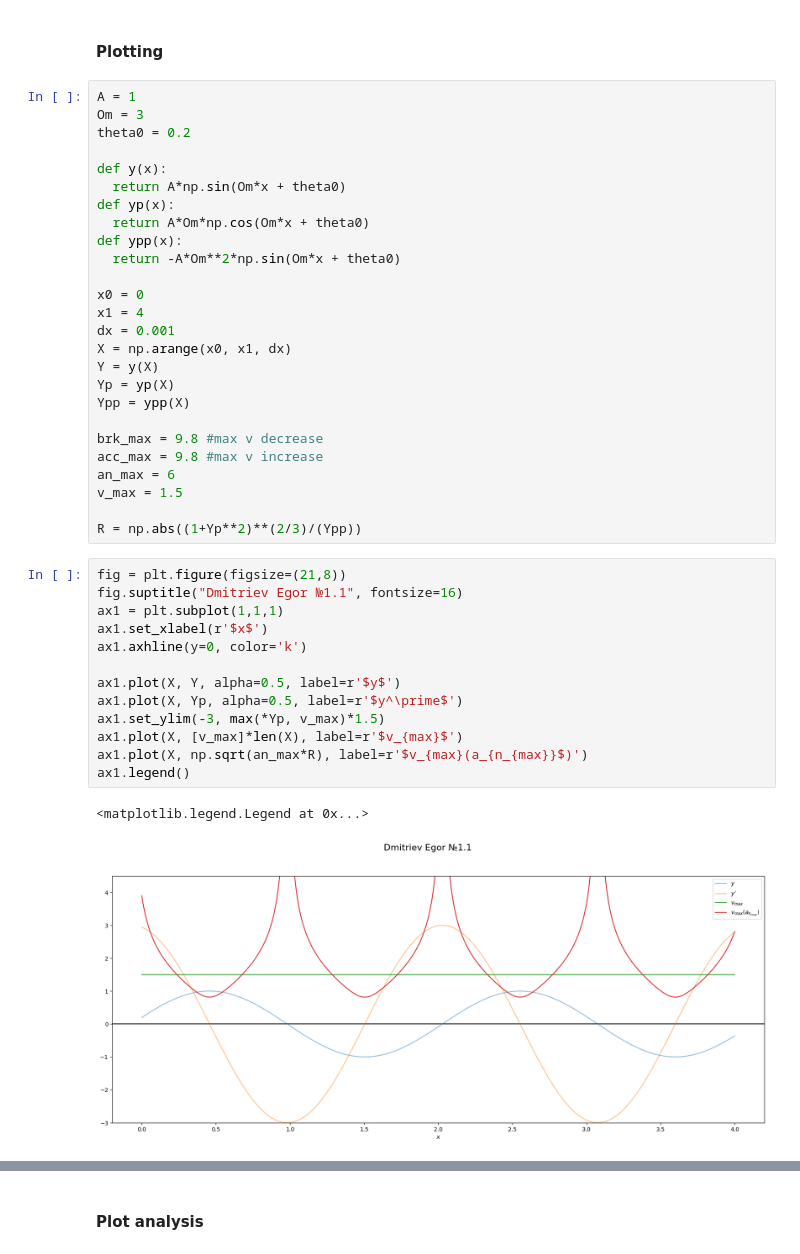
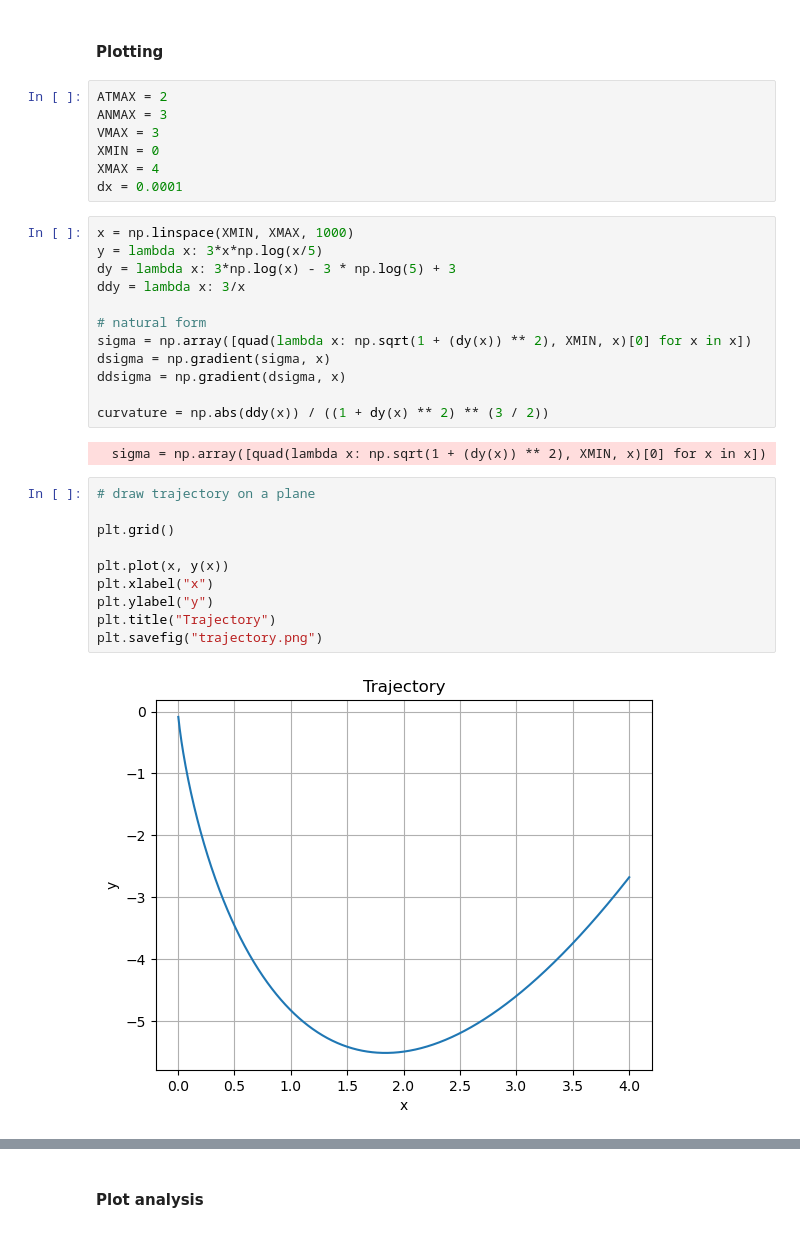
Before and after one commit to Rizo11/Spring22_Theoretical_Mechanics, a Jupyter notebook: big_hw1/main.ipynb, the cells around one changed output, grey strips where cells are left out. Saved outputs shown, nothing was run; the diff lists cells and outputs as text.

```diff
--- a/big_hw1/main.ipynb
+++ b/big_hw1/main.ipynb
@@ -83,45 +99,36 @@ Requirement already satisfied: six>=1.5 in /home/rizo/anaconda3/envs/dl/lib/pyth
 Note: you may need to restart the kernel to use updated packages.
 # %% [markdown]
 #### Plotting
-# %%
-A = 1
-Om = 3
-theta0 = 0.2
-
-def y(x):
-  return A*np.sin(Om*x + theta0)
-def yp(x):
-  return A*Om*np.cos(Om*x + theta0)
-def ypp(x):
-  return -A*Om**2*np.sin(Om*x + theta0)
-
-x0 = 0
-x1 = 4
-dx = 0.001
-X = np.arange(x0, x1, dx)
-Y = y(X)
-Yp = yp(X)
-Ypp = ypp(X)
-
-brk_max = 9.8 #max v decrease
-acc_max = 9.8 #max v increase
-an_max = 6
-v_max = 1.5
-
-R = np.abs((1+Yp**2)**(2/3)/(Ypp))
-# %%
-fig = plt.figure(figsize=(21,8))
-fig.suptitle("Dmitriev Egor №1.1", fontsize=16)
-ax1 = plt.subplot(1,1,1)
-ax1.set_xlabel(r'$x$')
-ax1.axhline(y=0, color='k')
-
-ax1.plot(X, Y, alpha=0.5, label=r'$y$')
-ax1.plot(X, Yp, alpha=0.5, label=r'$y^\prime$')
-ax1.set_ylim(-3, max(*Yp, v_max)*1.5)
-ax1.plot(X, [v_max]*len(X), label=r'$v_{max}$')
-ax1.plot(X, np.sqrt(an_max*R), label=r'$v_{max}(a_{n_{max}}$)')
-ax1.legend()
-# %% [output]
-<matplotlib.legend.Legend at 0x...>
-[figure, removed]
+# %%
+ATMAX = 2
+ANMAX = 3
+VMAX = 3
+XMIN = 0
+XMAX = 4
+dx = 0.0001
+# %%
+x = np.linspace(XMIN, XMAX, 1000)
+y = lambda x: 3*x*np.log(x/5)
+dy = lambda x: 3*np.log(x) - 3 * np.log(5) + 3
+ddy = lambda x: 3/x
+
+# natural form
+sigma = np.array([quad(lambda x: np.sqrt(1 + (dy(x)) ** 2), XMIN, x)[0] for x in x])
+dsigma = np.gradient(sigma, x)
+ddsigma = np.gradient(dsigma, x)
+
+curvature = np.abs(ddy(x)) / ((1 + dy(x) ** 2) ** (3 / 2))
+# %% [output]
+  sigma = np.array([quad(lambda x: np.sqrt(1 + (dy(x)) ** 2), XMIN, x)[0] for x in x])
+# %%
+# draw trajectory on a plane
+
+plt.grid()
+
+plt.plot(x, y(x))
+plt.xlabel("x")
+plt.ylabel("y")
+plt.title("Trajectory")
+plt.savefig("trajectory.png")
+# %% [output]
+[figure, added]
```
Also changed, not shown: parts of 31 cells of this notebook, 8 other files.
